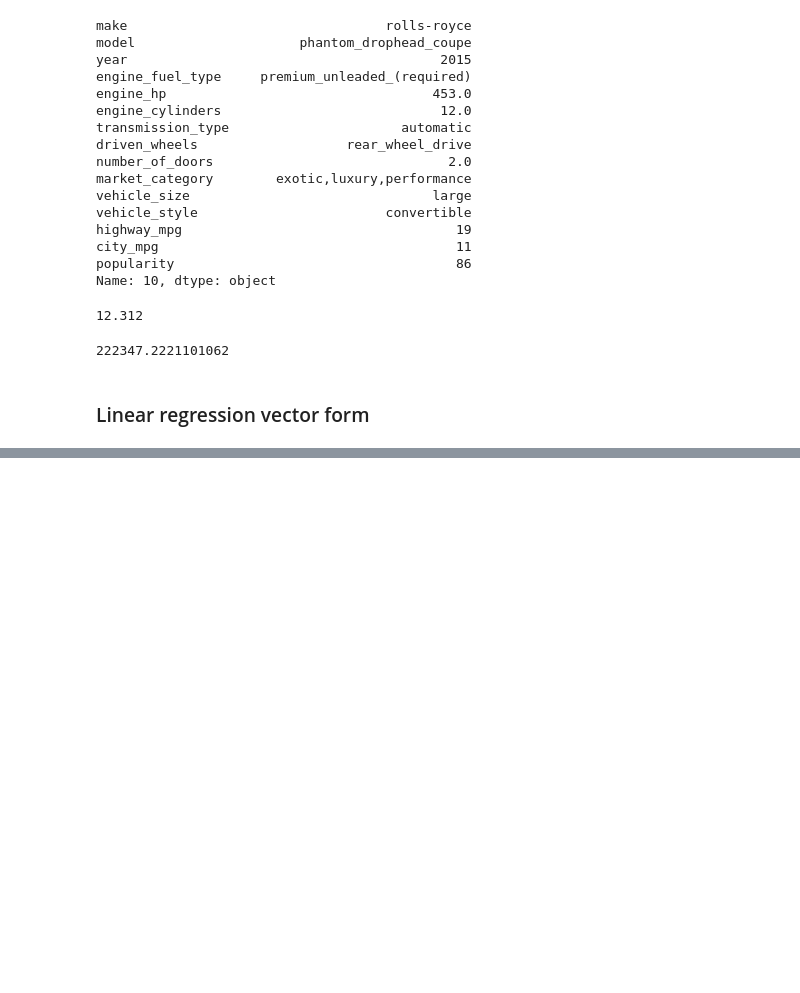
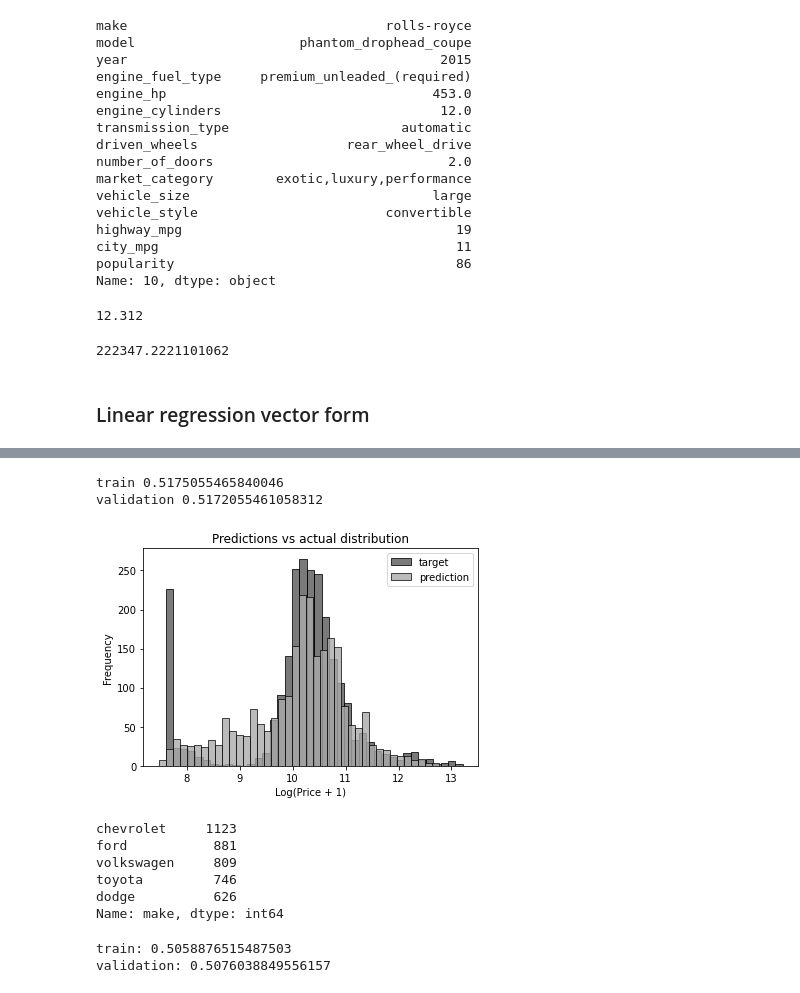
Before and after one commit to cfdonmez/MLBoot, a Jupyter notebook: Week2/StudyWeek2.ipynb, the cells around one changed output, grey strips where cells are left out. Saved outputs shown, nothing was run; the diff lists cells and outputs as text; code cells hidden in the pictures; blank space fills up the shorter version.

```diff
--- a/Week2/StudyWeek2.ipynb
+++ b/Week2/StudyWeek2.ipynb
@@ -186,0 +213,2 @@ np.expm1(12.312)
+# %%
+base = ['engine_hp', 'engine_cylinders', 'highway_mpg', 'city_mpg', 'popularity']
@@ -186,0 +255,50 @@ np.expm1(12.312)
+# %%
+def prepare_X(df):
+    df = df.copy()
+    features = base.copy()
+
+    df['age'] = 2017 - df.year
+    features.append('age')
+
+    df_num = df[features]
+    df_num = df_num.fillna(0)
+    X = df_num.values
+    return X
+# %%
+X_train = prepare_X(df_train)
+w_0, w = train_linear_regression(X_train, y_train)
+
+y_pred = w_0 + X_train.dot(w)
+print('train', rmse(y_train, y_pred))
+
+X_val = prepare_X(df_val)
+y_pred = w_0 + X_val.dot(w)
+print('validation', rmse(y_val, y_pred))
+# %% [output]
+train 0.5175055465840046
+validation 0.5172055461058312
+# %%
+plt.figure(figsize=(6, 4))
+
+
+sns.histplot(y_val, label='target', color='#222222', alpha=0.6, bins=40)
+sns.histplot(y_pred, label='prediction', color='#aaaaaa', alpha=0.8, bins=40)
+
+plt.legend()
+
+plt.ylabel('Frequency')
+plt.xlabel('Log(Price + 1)')
+plt.title('Predictions vs actual distribution')
+
+plt.show()
+# %% [output]
+[figure, added]
+# %%
+df['make'].value_counts().head()
+# %% [output]
+chevrolet     1123
+ford           881
+volkswagen     809
+toyota         746
+dodge          626
+Name: make, dtype: int64
@@ -186,0 +326,13 @@ np.expm1(12.312)
+# %%
+X_train = prepare_X(df_train)
+w_0, w = train_linear_regression(X_train, y_train)
+
+y_pred = w_0 + X_train.dot(w)
+print('train:', rmse(y_train, y_pred))
+
+X_val = prepare_X(df_val)
+y_pred = w_0 + X_val.dot(w)
+print('validation:', rmse(y_val, y_pred))
+# %% [output]
+train: 0.5058876515487503
+validation: 0.5076038849556157
```
Also changed, not shown: parts of 28 cells of this notebook.
